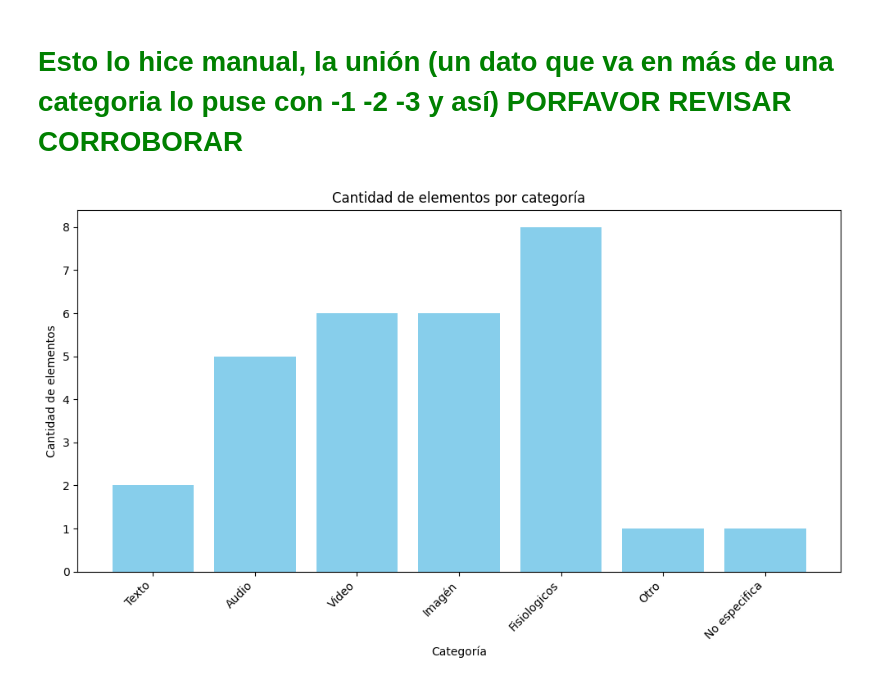
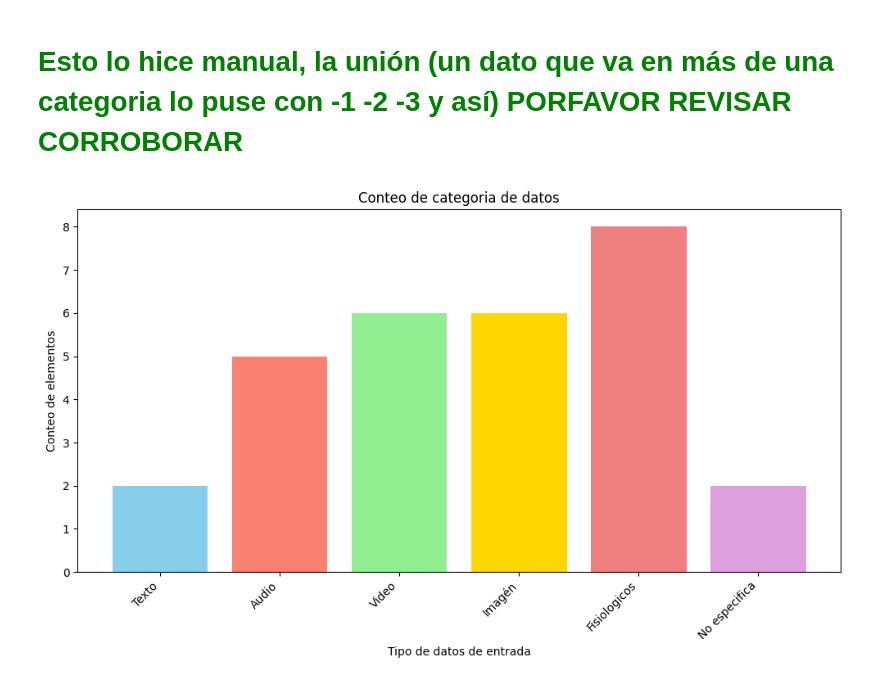
Before and after one commit to BnjmStd/PythonBnjmn, a Jupyter notebook: recognitionEmotion/searchs/análisisPaper2/main.ipynb, the cells around one changed output. Saved outputs shown, nothing was run; the diff lists cells and outputs as text; code cells hidden in the pictures.

```diff
--- a/recognitionEmotion/searchs/análisisPaper2/main.ipynb
+++ b/recognitionEmotion/searchs/análisisPaper2/main.ipynb
@@ -632,29 +659,25 @@ data_types = {
         "Fisiológicos (respuestas en condiciones neutra...",
 
     ],
-    "Otro": [
-        "Medidas de atención, variables ambientales"
-    ],
     "No especifica": [
         "No especifica",
+        "Medidas de atención, variables ambientales"
     ]
 }
 # %% [markdown]
 <h1 style="color: green"> Esto lo hice manual, la unión (un dato que va en más de una categoria lo puse con -1 -2 -3 y así) PORFAVOR REVISAR CORROBORAR</h1>
 # %%
-# Contar la cantidad de elementos en cada categoría
 category_counts = {category: len(items) for category, items in data_types.items()}
+colors = ['skyblue', 'salmon', 'lightgreen', 'gold', 'lightcoral', 'plum']
 
-# Crear el gráfico de barras
 plt.figure(figsize=(10, 6))
-plt.bar(category_counts.keys(), category_counts.values(), color='skyblue')
-plt.xlabel('Categoría')
-plt.ylabel('Cantidad de elementos')
-plt.title('Cantidad de elementos por categoría')
+plt.bar(category_counts.keys(), category_counts.values(), color=colors[:len(category_counts)])
+plt.xlabel('Tipo de datos de entrada')
+plt.ylabel('Conteo de elementos')
+plt.title('Conteo de categoria de datos')
 
-# Mostrar el gráfico
 plt.xticks(rotation=45, ha='right')
 plt.tight_layout()
 plt.show()
 # %% [output]
-[figure, old version]
+[figure, new version]
```
Also changed, not shown: parts of 5 cells of this notebook.
